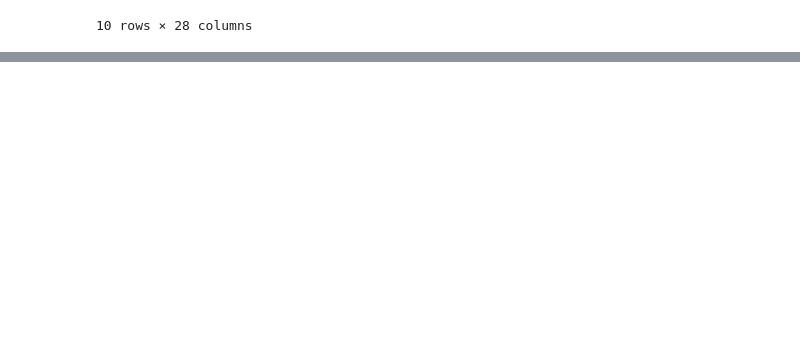
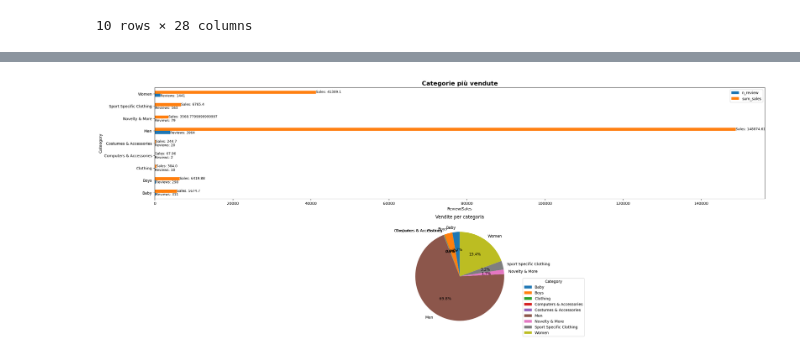
Before and after one commit to annarudych/project_amazon, a Jupyter notebook: amazon.ipynb, the cells around one changed output, grey strips where cells are left out. Cells and saved outputs as stored; diff of their text form; code cells hidden in the pictures; blank space fills up the shorter version.

Commit message:
added graphs, edited datacleaning

```diff
--- a/amazon.ipynb
+++ b/amazon.ipynb
@@ -852,0 +1020,46 @@ pivot_rating.head(10)
+# %%
+#CALCOLO RECENSIONI E INCASSI TOTALI PER CATEGORIA
+cat2_sales=(dfamazoncopy[dfamazoncopy['category2'].notna() & (dfamazoncopy['category2'].str.strip()!='')]
+            .groupby('category2')['price_value']
+            .agg(['count','sum'])
+            .reset_index()
+            .rename(columns={
+                'count':'n_review',
+                'sum':'sum_sales'
+            })
+            )
+plot_cate=cat2_sales.set_index('category2')[['n_review','sum_sales']]
+fig,(ax2,ax3)=plt.subplots(2,1,figsize=(25,8))
+#---PRIMO SUBPLOT
+ax2=plot_cate.plot(
+    ax=ax2,
+    kind='barh',
+    figsize=(25,10)
+)
+for i, (val_review, val_sales) in enumerate(zip(plot_cate['n_review'],plot_cate['sum_sales'])):
+    ax2.text(val_review, i-0.15, f'Reviews: {val_review}', va='center', ha='left',fontsize=9)
+    ax2.text(val_sales, i+0.15, f'Sales: {val_sales}', va='center', ha='left',fontsize=9)
+ax2.set_title('Categorie più vendute',fontsize=16,fontweight='bold')
+ax2.set_xlabel('Review/Sales')
+ax2.set_ylabel('Cateogory')
+#---SECONDO SUBPLOT
+plot_cate['sum_sales'].plot(
+    ax=ax3,
+    kind='pie',
+    labels=plot_cate.index,
+    autopct='%1.1f%%',
+    startangle=90,
+    ylabel=''
+)
+#LEGGENDA
+ax3.legend(
+    plot_cate.index,
+    title='Category',
+    loc='best',
+    bbox_to_anchor=(1.05,0.5) #OPZIONE PER SPOSTARE FUORI
+)
+ax3.set_title('Vendite per categoria')
+plt.tight_layout() #per non sovrapporre grafici
+plt.show()
+# %% [output]
+[figure, added]
```
Also changed, not shown: parts of 24 cells of this notebook.
